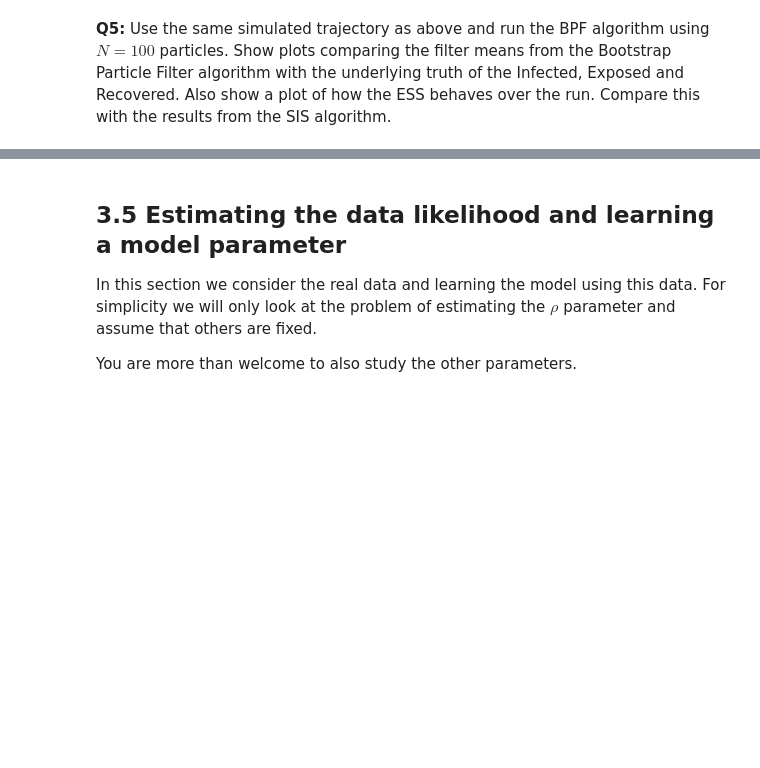
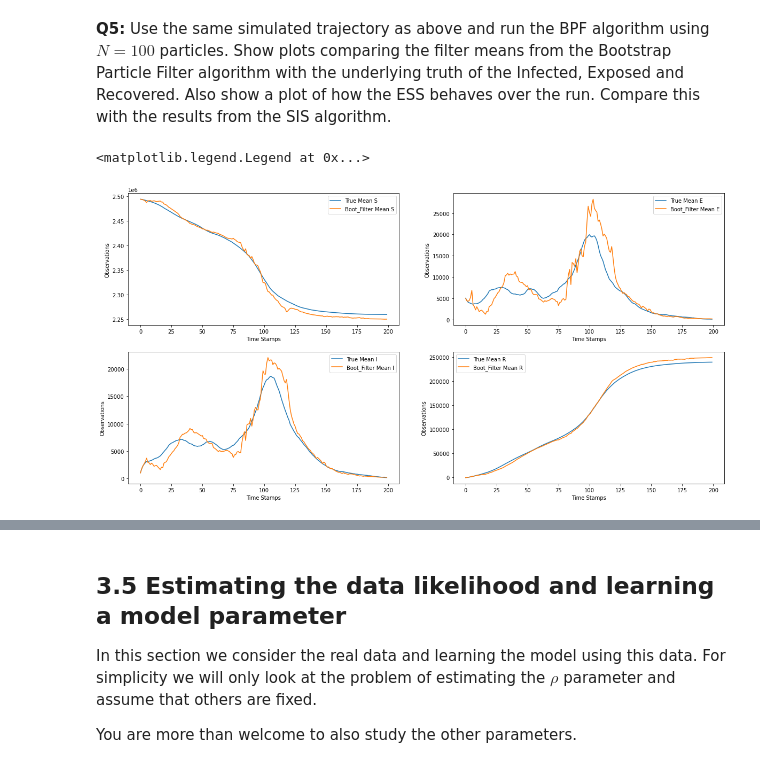
Before and after one commit to amannayak/Time-Series-and-Sequence-Analysis, a Jupyter notebook: Task 3/tssl_lab3.ipynb, the cells around one changed output, grey strips where cells are left out. Drawn from its saved outputs; the diff is of its cells as text; code cells hidden in the pictures; blank space fills up the shorter version.

```diff
--- a/Task 3/tssl_lab3.ipynb
+++ b/Task 3/tssl_lab3.ipynb
@@ -303,19 +326,20 @@ def bpf(model, y, numParticles):
     for t in range(n):
         # Sample from "bootstrap proposal"
         if t == 0:  # Initialize from prior
-            particles[:, :, 0] = ...
+            particles[:, :, 0] = model.sample_state(alpha0=None, N=N) #np.random.rand(N)
+            #particles.shape
         else:  # Resample and propagate according to dynamics
             ind = np.random.choice(N, N, replace=True, p=W[0, :, t-1])
-            resampled_particles = ...
-            particles[:, :, t] = ...
+            resampled_particles = particles[:,ind,t-1]
+            particles[:, :, t] =  model.sample_state(alpha0=resampled_particles, N=N)
 
         # Compute weights
-        logW[0, :, t] = ...
+        logW[0, :, t] = model.log_lik(y = y[t] , alpha = particles[:,:,t]) # Update weights
         W[0, :, t], logZ_now = exp_norm(logW[0, :, t])
-        logZ +=  ... # Update log-likelihood estimate
-        N_eff[t] = ...
+        logZ +=  logZ_now # Update log-likelihood estimate
+        N_eff[t] =  ESS(W[0,:,t])
 
         # Compute filter estimates
-        alpha_filt[:, 0, t] = ...
+        alpha_filt[:, 0, t] = W[:,:,t] @ particles[:,:,t].T
 
     return smc_res(alpha_filt, particles, W, N_eff = N_eff, logZ = logZ)
@@ -325,0 +350,3 @@ def bpf(model, y, numParticles):
+# %%
+bootSamp = bpf(model  = model , y =simModel_y[0,2,:] , numParticles = 100 )
+Rboot = population_size - (bootSamp.alpha_filt[0,:,:] + bootSamp.alpha_filt[1,:,:] + bootSamp.alpha_filt[2,:,:])
@@ -325,0 +355,37 @@ def bpf(model, y, numParticles):
+# %%
+plt.subplots(figsize=(20, 10))
+
+plt.subplot(2,2,1)
+plt.plot(np.arange(200), simModel_alpha[0,2,:] , label = "True Mean S")
+plt.plot(np.arange(200), bootSamp.alpha_filt[0,0,:] , label = "Boot_Filter Mean S")
+plt.xlabel("Time Stamps")
+plt.ylabel("Observations")
+plt.legend()
+
+
+plt.subplot(2,2,2)
+plt.plot(np.arange(200), simModel_alpha[1,2,:] , label = "True Mean E")
+plt.plot(np.arange(200), bootSamp.alpha_filt[1,0,:] , label = "Boot_Filter Mean E")
+plt.xlabel("Time Stamps")
+plt.ylabel("Observations")
+# fig.suptitle("E")
+plt.legend()
+
+plt.subplot(2,2,3)
+plt.plot(np.arange(200), simModel_alpha[2,2,:] , label = "True Mean I")
+plt.plot(np.arange(200), bootSamp.alpha_filt[2,0,:] , label = "Boot_Filter Mean I")
+plt.xlabel("Time Stamps")
+plt.ylabel("Observations")
+# plt.suptitle("I")
+plt.legend()
+
+plt.subplot(2,2,4)
+plt.plot(np.arange(200), Rsim2 , label = "True Mean R")
+plt.plot(np.arange(200), Rboot[0,:] , label = "Boot_Filter Mean R")
+plt.xlabel("Time Stamps")
+plt.ylabel("Observations")
+# plt.suptitle("R")
+plt.legend()
+# %% [output]
+<matplotlib.legend.Legend at 0x...>
+[figure, added]
```
Also changed, not shown: parts of 12 cells of this notebook.
